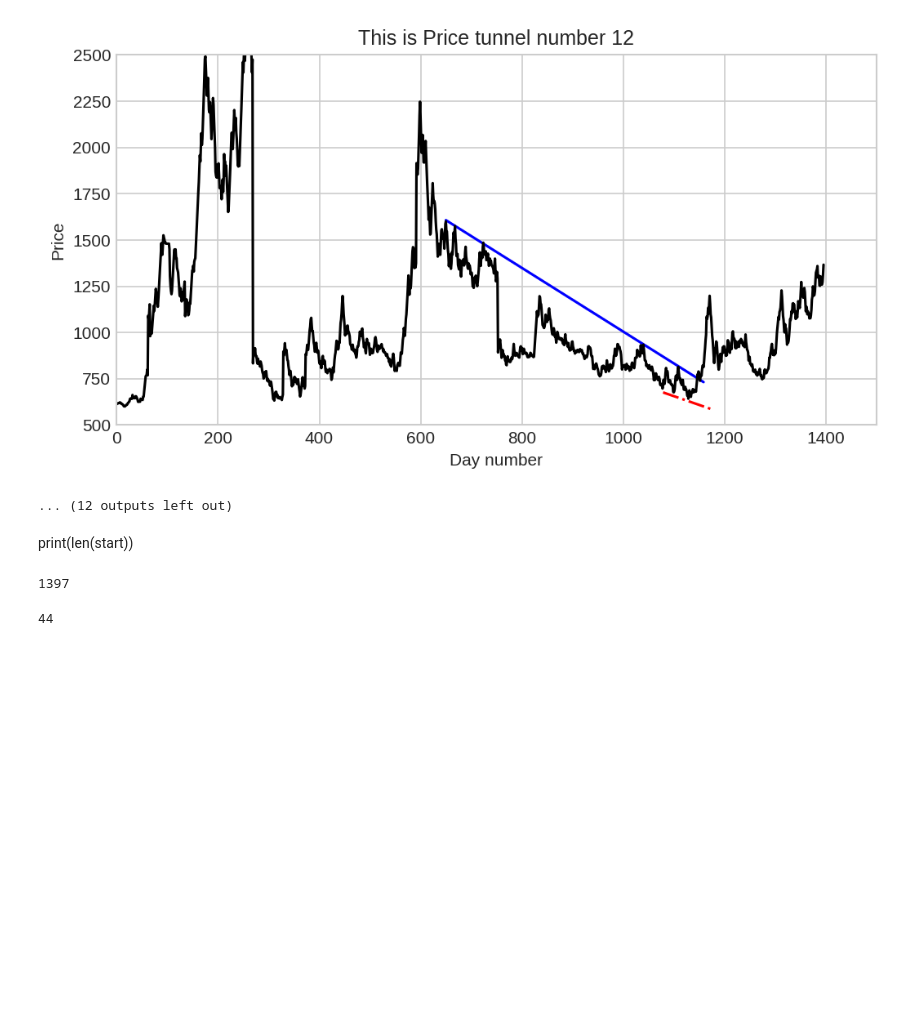
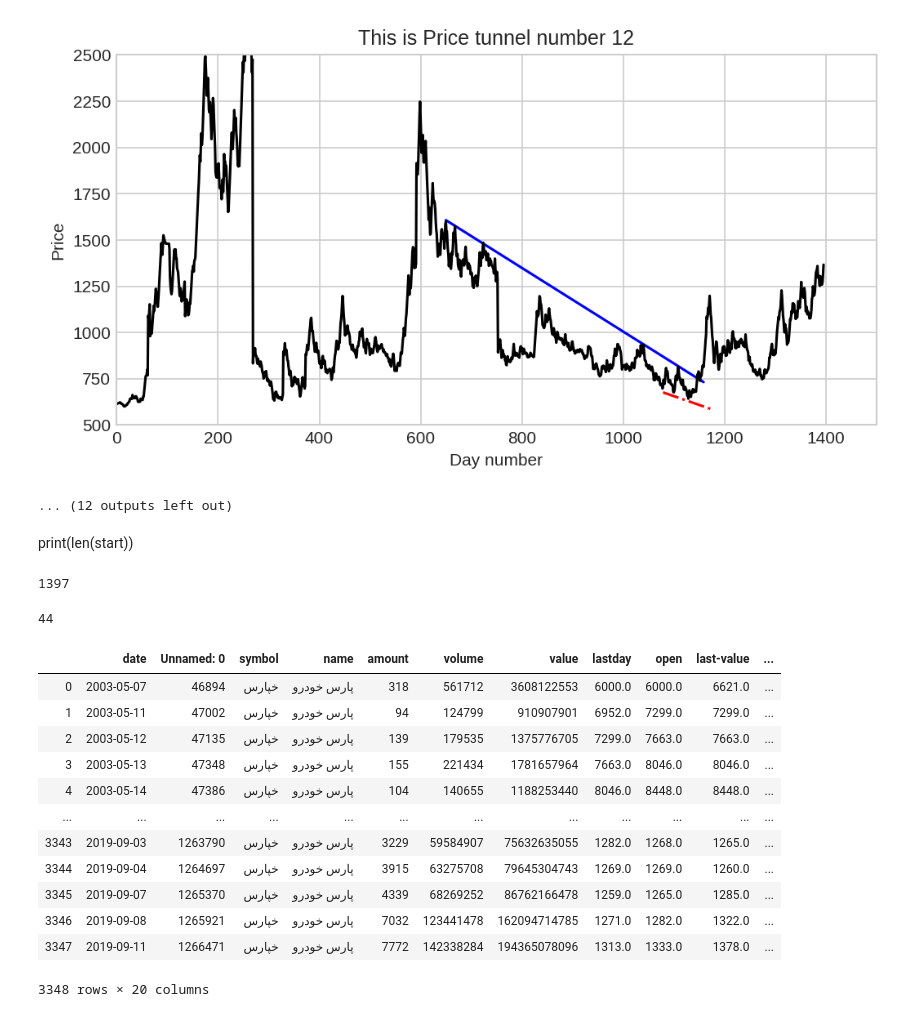
Before and after one commit to miladmirzazadeh/Parooo, a Jupyter notebook: Milads Notebook.ipynb, the cells around one changed output. Drawn from its saved outputs; the diff is of its cells as text; code cells hidden in the pictures; blank space fills up the shorter version.

```diff
--- a/Milads Notebook.ipynb
+++ b/Milads Notebook.ipynb
@@ -537,3 +444,19 @@ len(stocko)
 len(highs)
 # %% [output]
 44
+# %%
+df
+# %% [output]
+|  | date | Unnamed: 0 | symbol | name | amount | volume | value | lastday | open | last-value | ... |
+| 0 | 2003-05-07 | 46894 | خپارس | پارس‌ خودرو | 318 | 561712 | 3608122553 | 6000.0 | 6000.0 | 6621.0 | ... |
+| 1 | 2003-05-11 | 47002 | خپارس | پارس‌ خودرو | 94 | 124799 | 910907901 | 6952.0 | 7299.0 | 7299.0 | ... |
+| 2 | 2003-05-12 | 47135 | خپارس | پارس‌ خودرو | 139 | 179535 | 1375776705 | 7299.0 | 7663.0 | 7663.0 | ... |
+| 3 | 2003-05-13 | 47348 | خپارس | پارس‌ خودرو | 155 | 221434 | 1781657964 | 7663.0 | 8046.0 | 8046.0 | ... |
+| 4 | 2003-05-14 | 47386 | خپارس | پارس‌ خودرو | 104 | 140655 | 1188253440 | 8046.0 | 8448.0 | 8448.0 | ... |
+| ... | ... | ... | ... | ... | ... | ... | ... | ... | ... | ... | ... |
+| 3343 | 2019-09-03 | 1263790 | خپارس | پارس‌ خودرو | 3229 | 59584907 | 75632635055 | 1282.0 | 1268.0 | 1265.0 | ... |
+| 3344 | 2019-09-04 | 1264697 | خپارس | پارس‌ خودرو | 3915 | 63275708 | 79645304743 | 1269.0 | 1269.0 | 1260.0 | ... |
+| 3345 | 2019-09-07 | 1265370 | خپارس | پارس‌ خودرو | 4339 | 68269252 | 86762166478 | 1259.0 | 1265.0 | 1285.0 | ... |
+| 3346 | 2019-09-08 | 1265921 | خپارس | پارس‌ خودرو | 7032 | 123441478 | 162094714785 | 1271.0 | 1282.0 | 1322.0 | ... |
+| 3347 | 2019-09-11 | 1266471 | خپارس | پارس‌ خودرو | 7772 | 142338284 | 194365078096 | 1313.0 | 1333.0 | 1378.0 | ... |
+3348 rows × 20 columns
```
Also changed, not shown: parts of 19 cells of this notebook, 8 other files.
